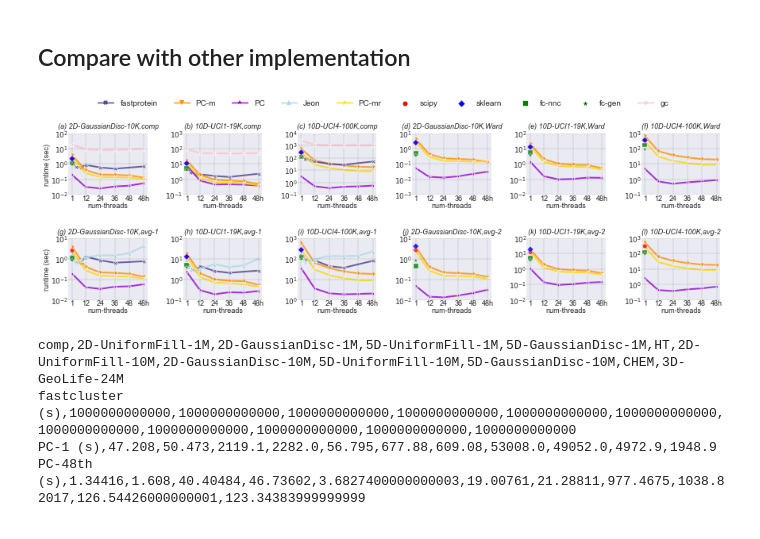
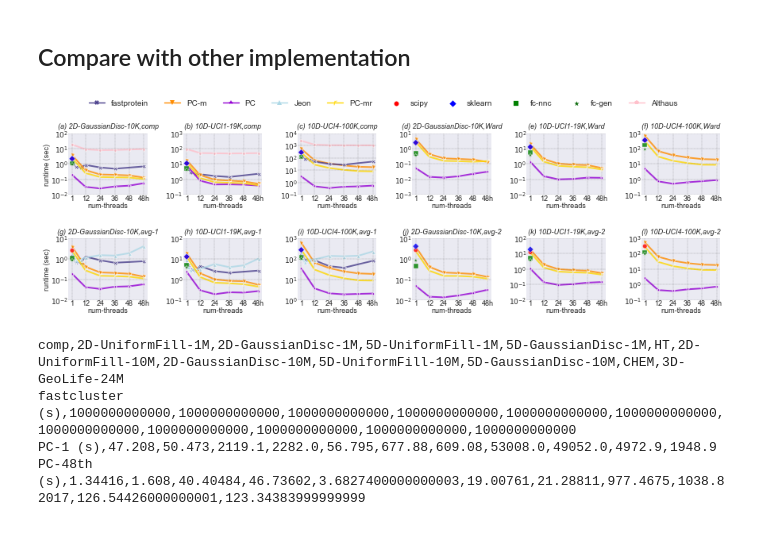
Before and after one commit to yushangdi/parChain, a Jupyter notebook: outputs/Plots2.ipynb, the cells around one changed output. Drawn from its saved outputs; the diff is of its cells as text; code cells hidden in the pictures.

```diff
--- a/outputs/Plots2.ipynb
+++ b/outputs/Plots2.ipynb
@@ -31,7 +31,7 @@ markers = {
     "sklearn":"D",
     "fc-nnc":"s",
     "fc-gen":"*",
-    "gc":"$g$"
+    "gc":"p"
 }
 # %%
 sns.set_palette('Set1')
@@ -114,35 +114,35 @@ for i in range(2):
         for l in myax.xaxis.get_ticklabels():
             l.set_visible(True)
             l.set_fontsize(9)
         ylims = myax.get_ylim()
 
         ytoplog = np.ceil(np.log10(ylims[1]))
         ybottomlog = np.floor(np.log10(ylims[0]))
         myax.set_ylim((np.power(10, ybottomlog), np.power(10, ytoplog)))
         yticks = np.arange(ybottomlog, ytoplog+(ytoplog-ybottomlog)/5, 1)
         myax.set_yticks(np.power(10, yticks))
 #         myax.set_yticklabels(["{0:0.2f}".format(i) for i in np.power(10, yticks)])
         myax.set_yticklabels(["$10^{%s}$" % int(i) for i in yticks]) #("{0:+0.1f}".format(i))
 
 handles, labels = axs[1,0].get_legend_handles_labels()
 handles2, labels2 = axs[0,0].get_legend_handles_labels()
 
 handles.append(handles2[4])
-labels.append(labels2[4])
+labels.append("Althaus")#(labels2[4])
 # del handles[5]
 # del labels[5]
 # for i in range(2):
 #     for j in range(6):
 #         handles2, labels2 = axs[i,j].get_legend_handles_labels()
 #         handles += handles2
 #         labels += labels2
 # handles, labels = reorderLegend(handles, labels)
 
 plt.subplots_adjust(left=0.045,right=0.995,bottom=0.1,top=0.83,wspace=0.45,hspace=0.7)
 fig.legend(handles, labels, loc='upper center', ncol=10,fontsize=10)
 plt.savefig("/Users/sy/Desktop/MIT/HAC/hac_paper/revision/figures/exp1.pdf", bbox_inches = 'tight', pad_inches = 0.1)
 # %% [output]
-[figure, old version]
+[figure, new version]
 # %%
 def getRuntime(exp, dataset, implementation, thread=1):
     try:
```
Also changed, not shown: parts of 1 cell of this notebook.
